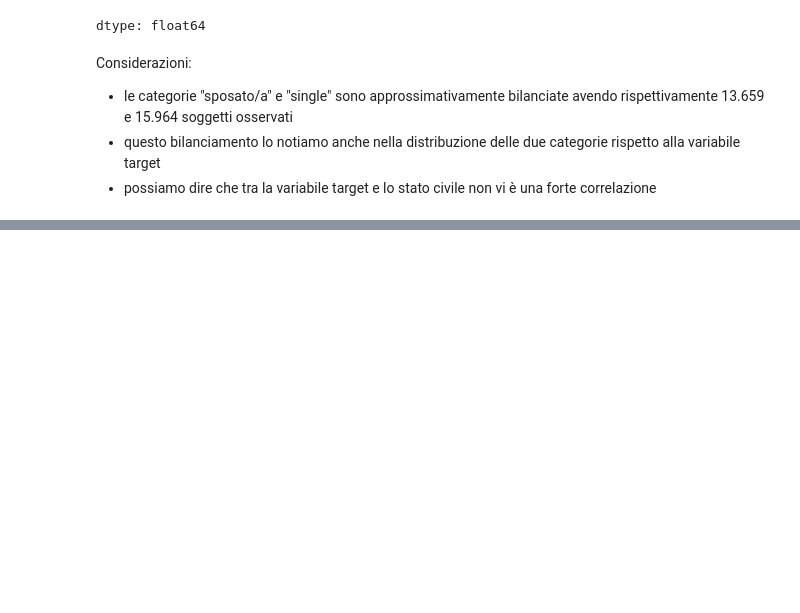
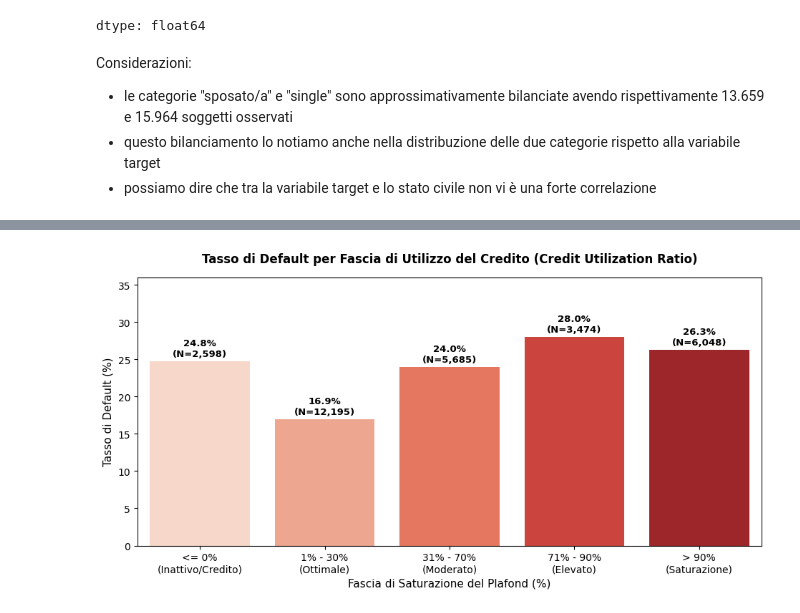
Before and after one commit to caterinaghiani/progetto_datascience, a Jupyter notebook: notebooks/progetto_datascience.ipynb, the cells around one changed output, grey strips where cells are left out. Cells and saved outputs as stored; diff of their text form; code cells hidden in the pictures; blank space fills up the shorter version.

Commit message:
analisi conclusa

```diff
--- a/notebooks/progetto_datascience.ipynb
+++ b/notebooks/progetto_datascience.ipynb
@@ -666,0 +764,84 @@ Considerazioni:
+# %%
+credit_util = credit.copy()
+
+# Calcolo del rapporto di utilizzo (%)
+credit_util['UTILIZATION_RATIO'] = (
+    credit_util['BILL_AMT1'] / credit_util['LIMIT_BAL']
+) * 100
+
+# Definizione delle fasce di utilizzo del credito
+limiti_util = [-float('inf'), 0, 30, 70, 90, float('inf')]
+etichette_util = [
+    '<= 0%\n(Inattivo/Credito)',
+    '1% - 30%\n(Ottimale)',
+    '31% - 70%\n(Moderato)',
+    '71% - 90%\n(Elevato)',
+    '> 90%\n(Saturazione)',
+]
+
+credit_util['FASCIA_UTILIZZO'] = pd.cut(
+    credit_util['UTILIZATION_RATIO'], bins=limiti_util, labels=etichette_util
+)
+
+
+# TABELLA: Valori Assoluti e Percentuali
+
+tabella_util = (
+    credit_util.groupby('FASCIA_UTILIZZO', observed=False)
+    .agg(
+        Totale_Osservazioni=('default payment next month', 'count'),
+        Solvibili_N=('default payment next month', lambda x: (x == 0).sum()),
+        Insolventi_N=('default payment next month', lambda x: (x == 1).sum()),
+        Tasso_Default_Pct=('default payment next month', lambda x: x.mean() * 100),
+    )
+    .round(2)
+)
+
+print("--- ANALISI TASSO DI DEFAULT PER FASCIA DI UTILIZZO DEL CREDITO ---")
+print(tabella_util)
+
+
+# GRAFICO: Tasso di Default con N Osservazioni
+
+plt.figure(figsize=(9.5, 5))
+
+df_chart_util = tabella_util.reset_index()
+
+ax = sns.barplot(
+    data=df_chart_util,
+    x='FASCIA_UTILIZZO',
+    y='Tasso_Default_Pct',
+    hue='FASCIA_UTILIZZO',
+    palette='Reds',
+    legend=False,
+)
+
+plt.title(
+    'Tasso di Default per Fascia di Utilizzo del Credito (Credit Utilization Ratio)',
+    fontsize=12,
+    fontweight='bold',
+    pad=15,
+)
+plt.xlabel('Fascia di Saturazione del Plafond (%)', fontsize=11)
+plt.ylabel('Tasso di Default (%)', fontsize=11)
+
+for i, p in enumerate(ax.patches):
+    height = p.get_height()
+    n_obs = df_chart_util.loc[i, 'Totale_Osservazioni']
+    if height > 0:
+        ax.annotate(
+            f'{height:.1f}%\n(N={n_obs:,})',
+            (p.get_x() + p.get_width() / 2.0, height),
+            ha='center',
+            va='bottom',
+            xytext=(0, 3),
+            textcoords='offset points',
+            fontsize=9.5,
+            fontweight='bold',
+        )
+
+plt.ylim(0, max(df_chart_util['Tasso_Default_Pct']) + 8)
+plt.tight_layout()
+plt.savefig('credit_utilization_rates.png', dpi=300, bbox_inches='tight')
+plt.show()
+# %% [output]
@@ -666,0 +864 @@ Considerazioni:
+[figure, added]
```
Also changed, not shown: parts of 46 cells of this notebook.
